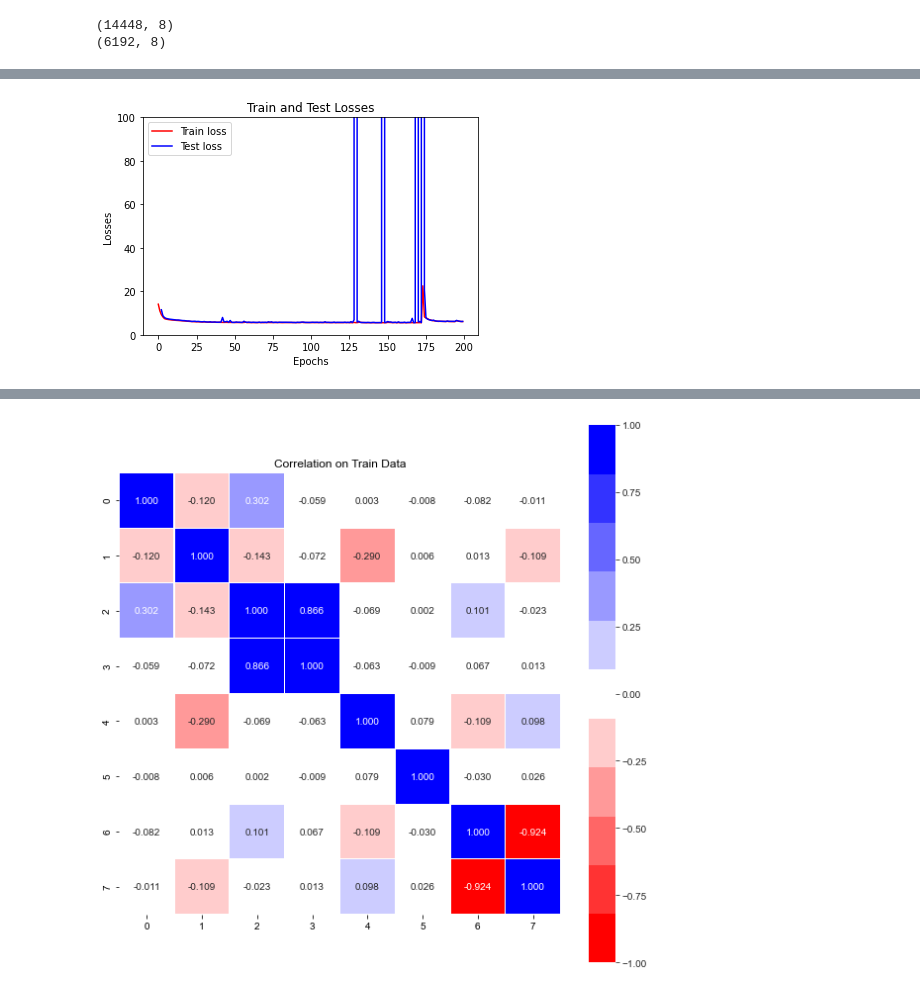
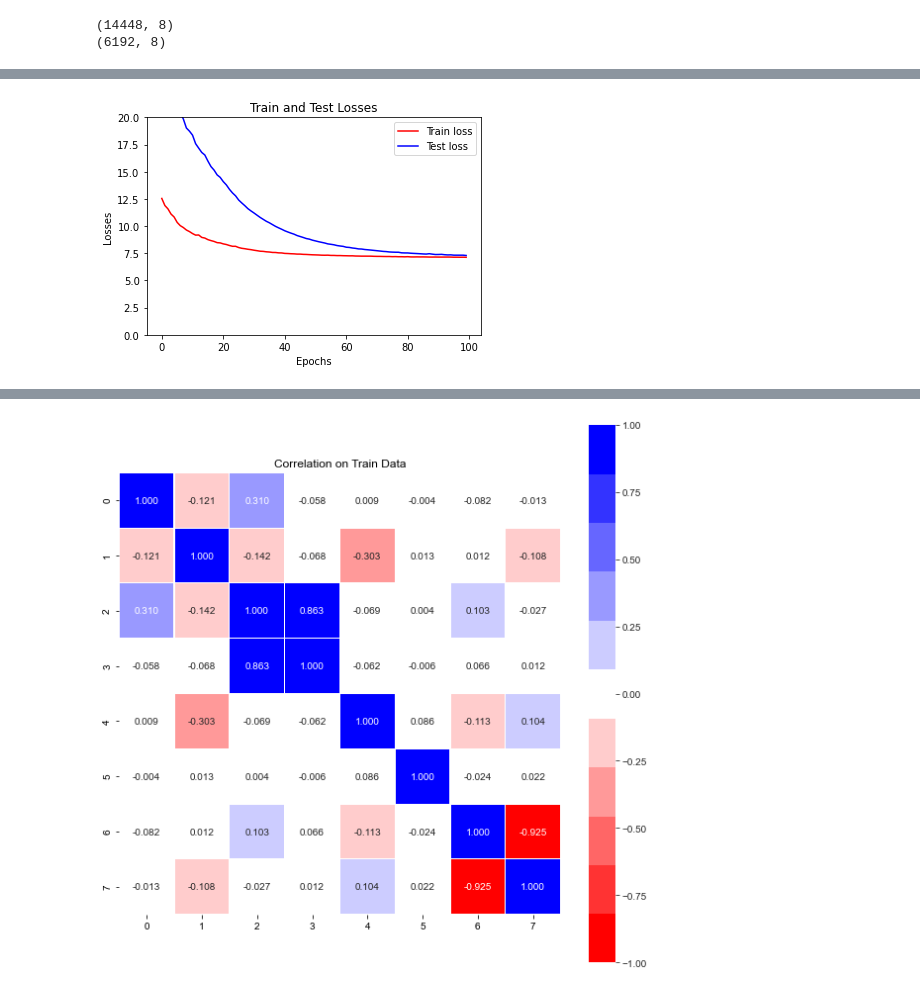
Before and after one commit to sunyunlee/cgan-cvae-tut, a Jupyter notebook: vae_new.ipynb, the cells around one changed output, grey strips where cells are left out. Cells and saved outputs as stored; diff of their text form; code cells hidden in the pictures.

```diff
--- a/vae_new.ipynb
+++ b/vae_new.ipynb
@@ -64,11 +68,11 @@ class Decoder(nn.Module):
         return mu_x, std_x
 # %%
 INPUT_DIM = len(raw_data.feature_names)
-HIDDEN_DIM = 5
+HIDDEN_DIM = 3
 LATENT_DIM = 2
 BATCH_SIZE = 128
 N_EPOCHS = 100
-lr = 5e-4
+lr = 1e-3
 # %%
 enc = Encoder(INPUT_DIM, HIDDEN_DIM, LATENT_DIM).type(torch.float64)
 dec = Decoder(LATENT_DIM, HIDDEN_DIM, INPUT_DIM).type(torch.float64)
@@ -94,13 +139,14 @@ def loss_fn(mu_z, std_z, z_sample, mu_x, std_x, x):
 
     return loss
 # %%
-optimizer = torch.optim.Adam(list(enc.parameters()) + list(dec.parameters()), lr=1e-2)
-scheduler = torch.optim.lr_scheduler.StepLR(optimizer, step_size=500, gamma=0.1)
+optimizer = torch.optim.Adam(list(enc.parameters()) + list(dec.parameters()), lr=lr)
+# scheduler = torch.optim.lr_scheduler.StepLR(optimizer, step_size=500, gamma=0.1)
 # %%
 train_iter = DataLoader(X_train, batch_size=BATCH_SIZE)
+test_iter = DataLoader(X_test, batch_size=BATCH_SIZE)
 # %%
 train_loss_avg = []
-test_losses = []
+test_loss_avg = []
 
 for i in range(N_EPOCHS):
     train_loss_avg.append(0)
@@ -127,19 +173,24 @@ for i in range(N_EPOCHS):
 
         train_loss_avg[-1] += loss.item()
         num_batches += 1
-    scheduler.step()
+#     scheduler.step()
     train_loss_avg[-1] /= num_batches
 
-    # test
-    mu_z_test, std_z_test = enc(X_test)
-    eps_test = torch.randn_like(std_z_test)
-    z_samples_test = mu_z_test + eps_test * torch.exp(std_z_test)
+    test_loss_avg.append(0)
+    num_batches = 0
+    for x_test in test_iter:
+        # test
+        mu_z_test, std_z_test = enc(x_test)
+        eps_test = torch.randn_like(std_z_test)
+        z_samples_test = mu_z_test + eps_test * torch.exp(std_z_test)
 
-    mu_x_test, std_x_test = dec(z_samples_test)
+        mu_x_test, std_x_test = dec(z_samples_test)
 
-    # loss
-    test_loss = loss_fn(mu_z_test, std_z_test, z_samples_test, mu_x_test, std_x_test, X_test)
-    test_losses.append(test_loss.item())
+        # loss
+        test_loss = loss_fn(mu_z_test, std_z_test, z_samples_test, mu_x_test, std_x_test, x_test)
+        test_loss_avg[-1] += test_loss.item()
+        num_batches += 1
+    test_loss_avg[-1] /= num_batches
 
-    print("Epoch [%d / %d] average loss: %f" % (i+1, N_EPOCHS, train_loss_avg[-1]))
+    print("Epoch [%d / %d] train loss: %f, test loss: %f" % (i+1, N_EPOCHS, train_loss_avg[-1], test_loss_avg[-1]))
 # %% [output]
@@ -163,14 +214,14 @@ Epoch [200 / 200] average loss: 6.068902
 # %%
 plt.plot(train_loss_avg, "r")
-plt.plot(test_losses, "b")
+plt.plot(test_loss_avg, "b")
 plt.legend(["Train loss", "Test loss"])
 plt.ylabel("Losses")
 plt.xlabel("Epochs")
-plt.ylim(0, 100)
+plt.ylim(0, 20)
 plt.title("Train and Test Losses")
 plt.show()
 # %% [output]
-[figure, old version]
+[figure, new version]
 # %%
 avg_mu_x_trained = torch.zeros(X_train.shape)
 for i in range(100):
```
Also changed, not shown: parts of 10 cells of this notebook.
